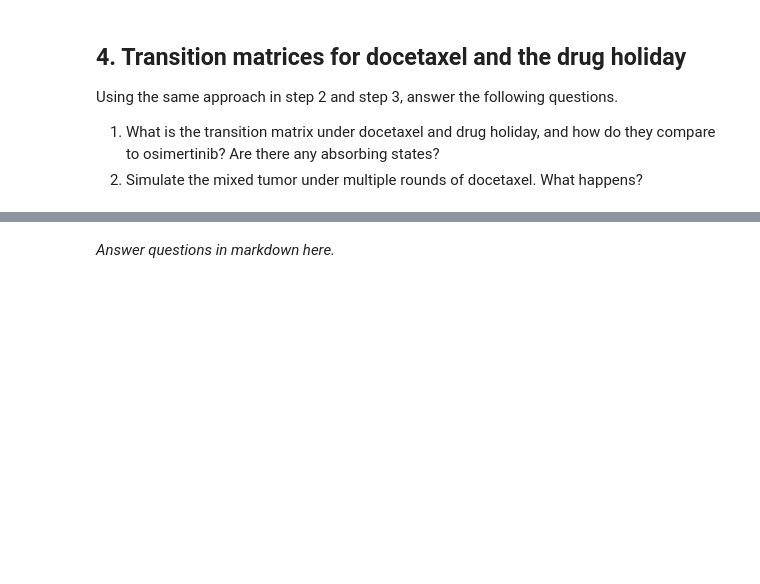
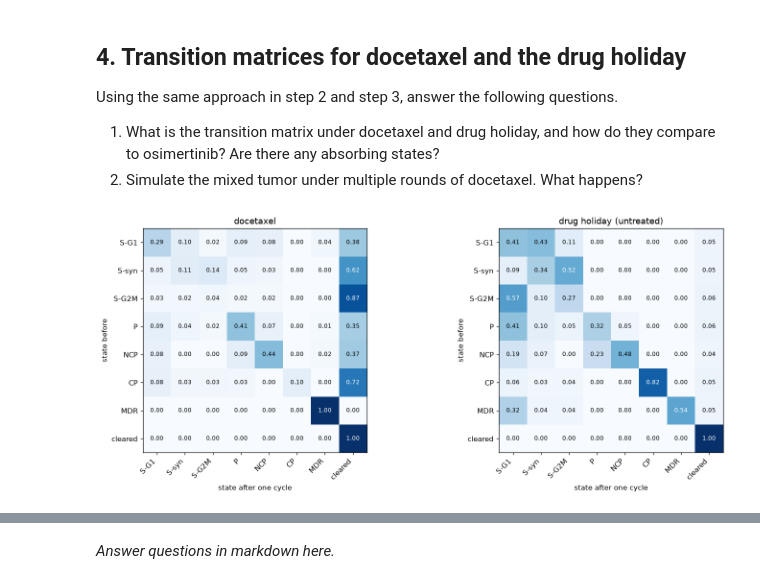
Before and after one commit to jkpbrenn99/uu_markov, a Jupyter notebook: lab_2/Lab09_markov_chain_cells.ipynb, the cells around one changed output, grey strips where cells are left out. Saved outputs shown, nothing was run; the diff lists cells and outputs as text; code cells hidden in the pictures; blank space fills up the shorter version.

```diff
--- a/lab_2/Lab09_markov_chain_cells.ipynb
+++ b/lab_2/Lab09_markov_chain_cells.ipynb
@@ -248,4 +352,35 @@ P_holiday = ...   # TODO
+# %%
+##Add code here
+# keep these as 8x8 numpy arrays (with the cleared row): the random walks index rows by position
+# just created a function bc i have to do it twice lol
+def build_P(experiment):
+    df = cells[cells["experiment"] == experiment]
+    A = df[df.timepoint == "A"][["lineage_tag", "state"]]
+    B = df[df.timepoint == "B"][["lineage_tag", "state"]]
+    pairs = pd.merge(A, B, on="lineage_tag", how="left", suffixes=("_A", "_B"))
+    pairs["state_B"] = pairs["state_B"].fillna("cleared")
+    counts = (pd.crosstab(pairs.state_A, pairs.state_B)
+                .reindex(index=STATES, columns=OUTCOMES, fill_value=0))
+    P = counts.div(counts.sum(axis=1), axis=0)
+    P.loc["cleared"] = [0] * len(STATES) + [1]   # cleared stays cleared
+    return P
+
+P_doc_df = build_P("docetaxel")
+P_holiday_df = build_P("untreated")
+
+P_doc = P_doc_df.to_numpy()
+P_holiday = P_holiday_df.to_numpy()
 # %%
-#Plot the transition matrices for docetaxel and the drug holiday.
+#Plot the transition matrices for docetaxel and the drug holiday
+
+fig, axes = plt.subplots(1, 2, figsize=(14, 5.5))
+
+show_matrix(P_doc_df, "docetaxel", ax=axes[0])
+show_matrix(P_holiday_df, "drug holiday (untreated)", ax=axes[1])
+
+plt.tight_layout()
+plt.show()
+# %% [output]
+[figure, added]
 # %%
 # Simulate the evolution of pi_mix under docetaxel
```
Also changed, not shown: parts of 18 cells of this notebook, 7 other files.
